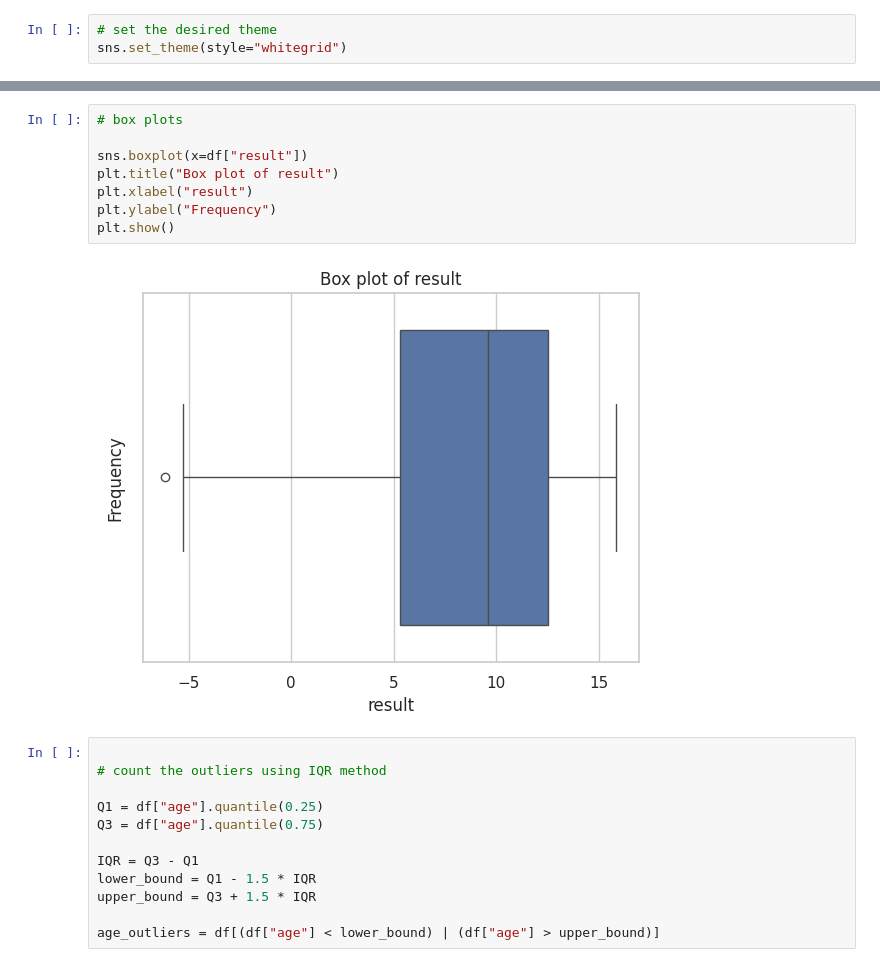
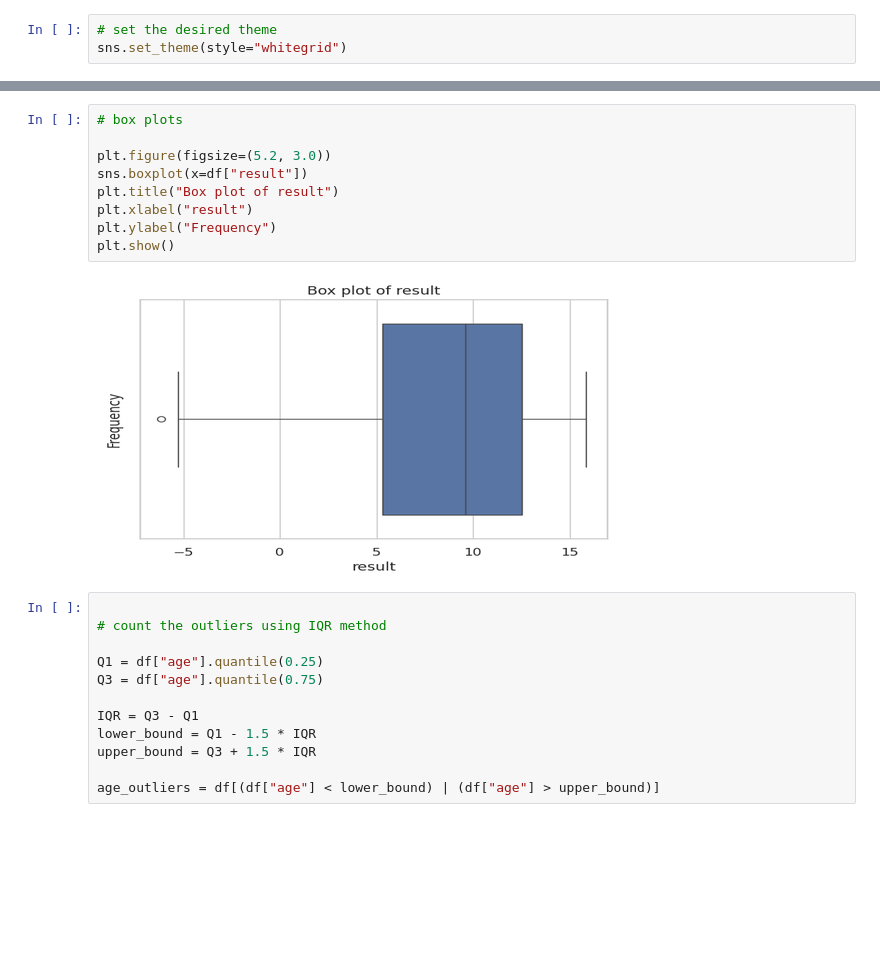
Before and after one commit to govindkh04/Autism-Prediction, a Jupyter notebook: Autism_Prediction.ipynb, the cells around one changed output, grey strips where cells are left out. Drawn from its saved outputs; the diff is of its cells as text; blank space fills up the shorter version.

```diff
--- a/Autism_Prediction.ipynb
+++ b/Autism_Prediction.ipynb
@@ -295,13 +315,14 @@ plt.show()
 # %%
 # box plots
 
+plt.figure(figsize=(5.2, 3.0))
 sns.boxplot(x=df["result"])
 plt.title("Box plot of result")
 plt.xlabel("result")
 plt.ylabel("Frequency")
 plt.show()
 # %% [output]
-[figure, old version]
+[figure, new version]
 # %%
 
 # count the outliers using IQR method
```
Also changed, not shown: parts of 52 cells of this notebook, 1 other file.
